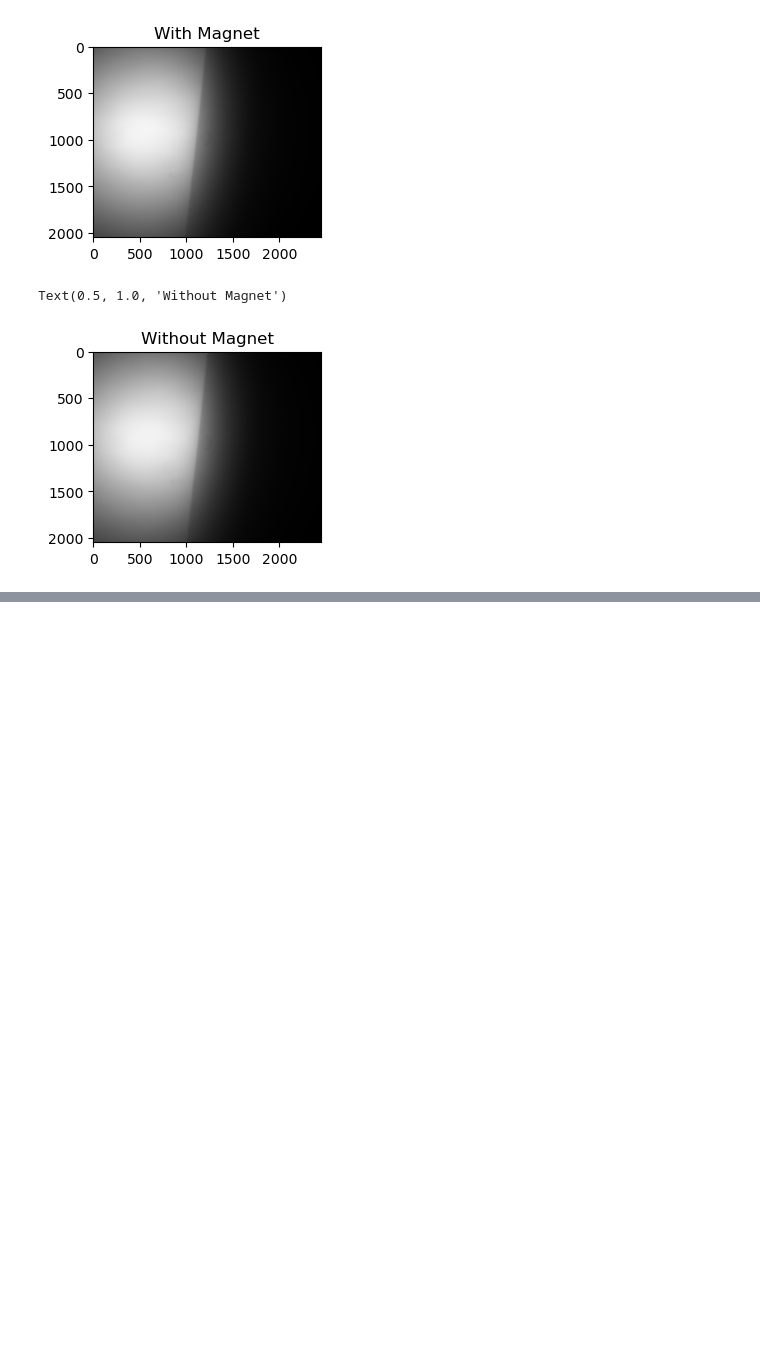
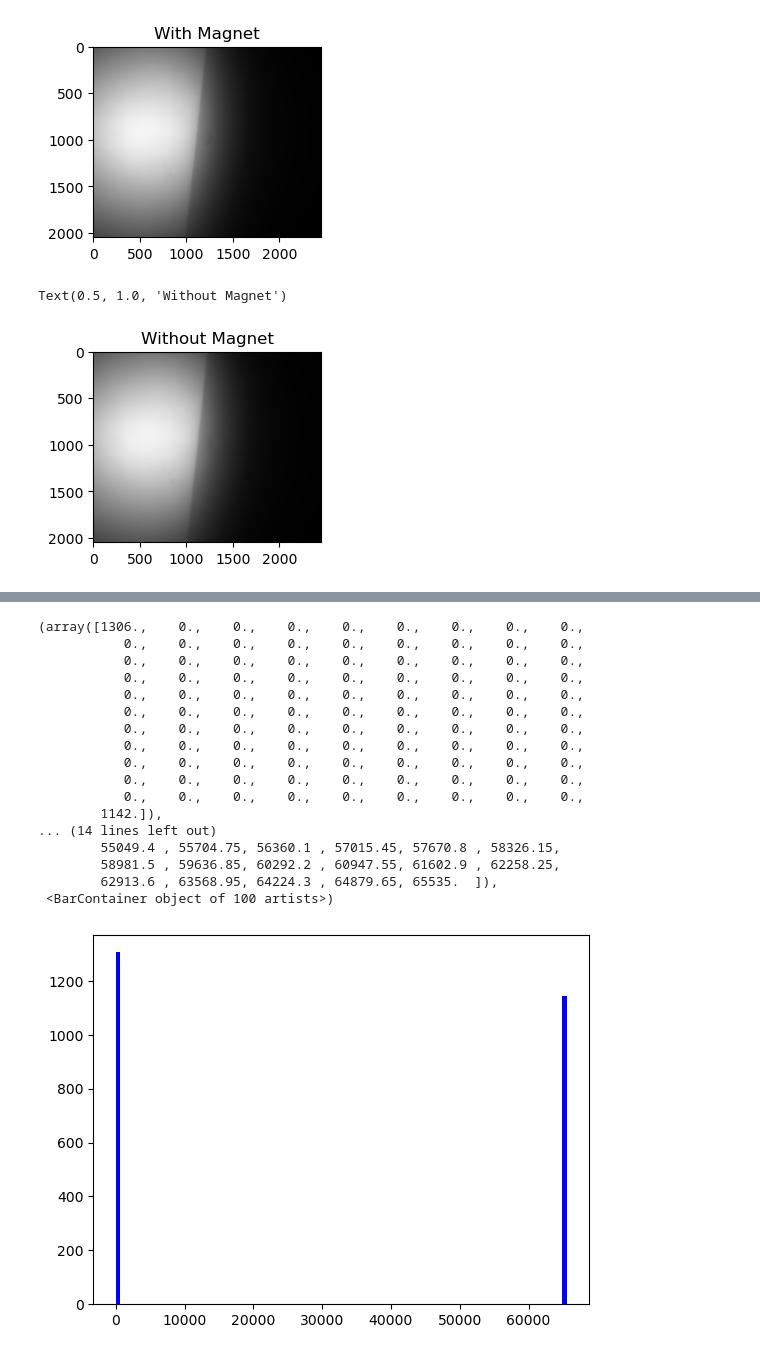
Before and after one commit to diogoMealha/NV_PROJECT, a Jupyter notebook: image_subtraction.ipynb, the cells around one changed output, grey strips where cells are left out. Saved outputs shown, nothing was run; the diff lists cells and outputs as text; code cells hidden in the pictures; blank space fills up the shorter version.

```diff
--- a/image_subtraction.ipynb
+++ b/image_subtraction.ipynb
@@ -44,0 +50,21 @@ Text(0.5, 1.0, 'Difference (With - Without)')
+# %%
+plt.hist(diff[1000], bins=100, color='blue')
+# %% [output]
+(array([1306.,    0.,    0.,    0.,    0.,    0.,    0.,    0.,    0.,
+           0.,    0.,    0.,    0.,    0.,    0.,    0.,    0.,    0.,
+           0.,    0.,    0.,    0.,    0.,    0.,    0.,    0.,    0.,
+           0.,    0.,    0.,    0.,    0.,    0.,    0.,    0.,    0.,
+           0.,    0.,    0.,    0.,    0.,    0.,    0.,    0.,    0.,
+           0.,    0.,    0.,    0.,    0.,    0.,    0.,    0.,    0.,
+           0.,    0.,    0.,    0.,    0.,    0.,    0.,    0.,    0.,
+           0.,    0.,    0.,    0.,    0.,    0.,    0.,    0.,    0.,
+           0.,    0.,    0.,    0.,    0.,    0.,    0.,    0.,    0.,
+           0.,    0.,    0.,    0.,    0.,    0.,    0.,    0.,    0.,
+           0.,    0.,    0.,    0.,    0.,    0.,    0.,    0.,    0.,
+        1142.]),
+... (14 lines left out)
+        55049.4 , 55704.75, 56360.1 , 57015.45, 57670.8 , 58326.15,
+        58981.5 , 59636.85, 60292.2 , 60947.55, 61602.9 , 62258.25,
+        62913.6 , 63568.95, 64224.3 , 64879.65, 65535.  ]),
+ <BarContainer object of 100 artists>)
+[figure, added]
```
Also changed, not shown: parts of 3 cells of this notebook.
